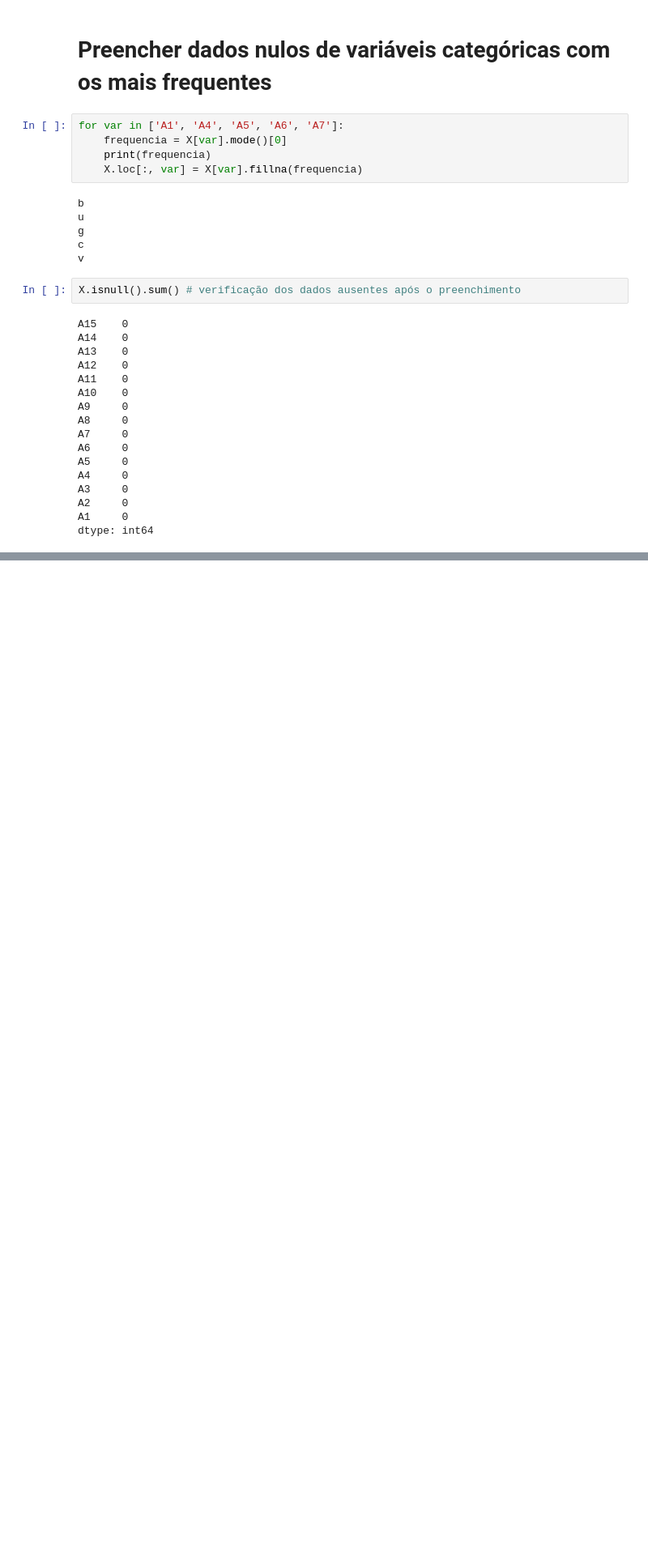
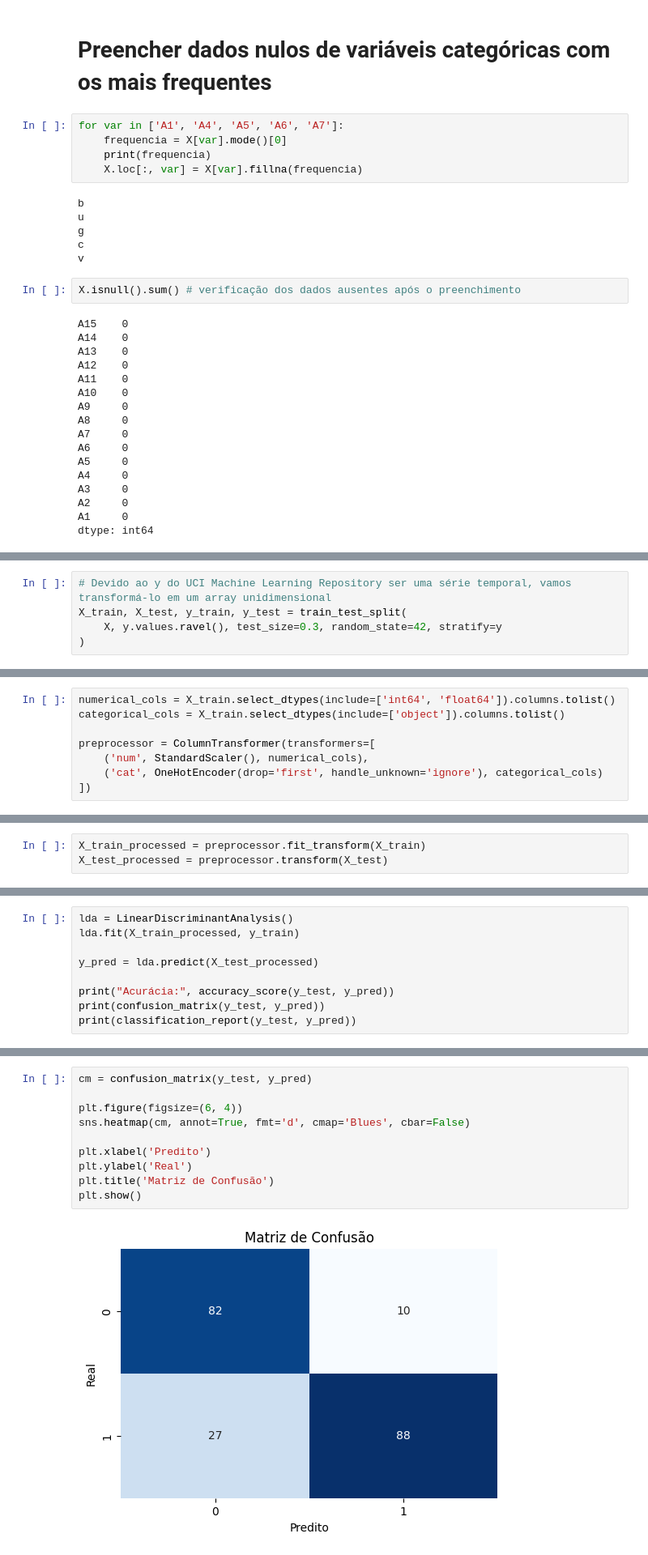
Before and after one commit to Kamillaregosino/LDA, a Jupyter notebook: Análise de risco de crédito/creditApproval.ipynb, the cells around one changed output, grey strips where cells are left out. Shown: that part at 81% size. Drawn from its saved outputs; the diff is of its cells as text; blank space fills up the shorter version.

```diff
--- a/Análise de risco de crédito/creditApproval.ipynb
+++ b/Análise de risco de crédito/creditApproval.ipynb
@@ -190,0 +200,5 @@ dtype: int64
+# %%
+# Devido ao y do UCI Machine Learning Repository ser uma série temporal, vamos transformá-lo em um array unidimensional
+X_train, X_test, y_train, y_test = train_test_split(
+    X, y.values.ravel(), test_size=0.3, random_state=42, stratify=y
+)
@@ -190,0 +207,8 @@ dtype: int64
+# %%
+numerical_cols = X_train.select_dtypes(include=['int64', 'float64']).columns.tolist()
+categorical_cols = X_train.select_dtypes(include=['object']).columns.tolist()
+
+preprocessor = ColumnTransformer(transformers=[
+    ('num', StandardScaler(), numerical_cols),
+    ('cat', OneHotEncoder(drop='first', handle_unknown='ignore'), categorical_cols)
+])
@@ -190,0 +217,3 @@ dtype: int64
+# %%
+X_train_processed = preprocessor.fit_transform(X_train)
+X_test_processed = preprocessor.transform(X_test)
@@ -190,0 +222,9 @@ dtype: int64
+# %%
+lda = LinearDiscriminantAnalysis()
+lda.fit(X_train_processed, y_train)
+
+y_pred = lda.predict(X_test_processed)
+
+print("Acurácia:", accuracy_score(y_test, y_pred))
+print(confusion_matrix(y_test, y_pred))
+print(classification_report(y_test, y_pred))
@@ -190,0 +243,12 @@ dtype: int64
+# %%
+cm = confusion_matrix(y_test, y_pred)
+
+plt.figure(figsize=(6, 4))
+sns.heatmap(cm, annot=True, fmt='d', cmap='Blues', cbar=False)
+
+plt.xlabel('Predito')
+plt.ylabel('Real')
+plt.title('Matriz de Confusão')
+plt.show()
+# %% [output]
+[figure, added]
```
Also changed, not shown: parts of 6 cells of this notebook, 2 other files.
